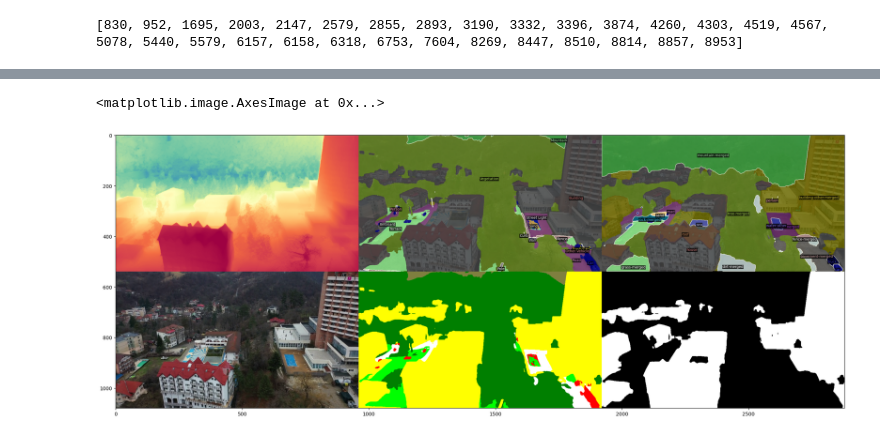
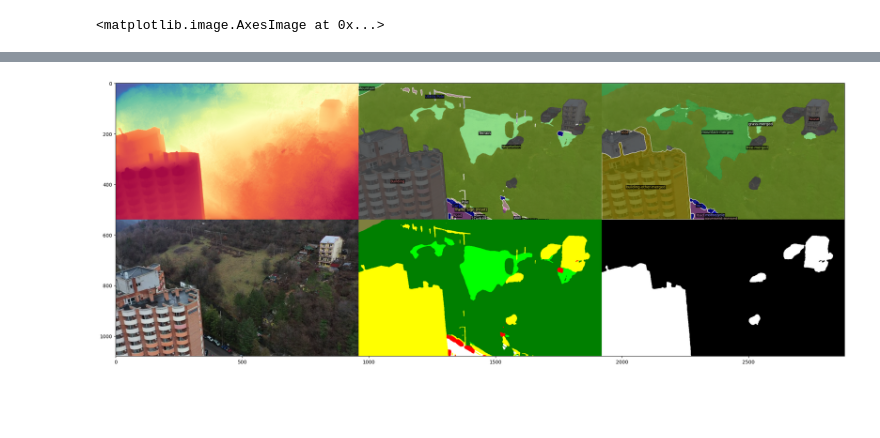
Before and after one commit to Meehai/video-representations-extractor, a Jupyter notebook: examples/semantic_mapper/dev.ipynb, the cells around one changed output, grey strips where cells are left out. Drawn from its saved outputs; the diff is of its cells as text; code cells hidden in the pictures; blank space fills up the shorter version.

```diff
--- a/examples/semantic_mapper/dev.ipynb
+++ b/examples/semantic_mapper/dev.ipynb
@@ -159,13 +138,15 @@ mapper2 = SemanticMapper(original_classes=[mapillary_classes, coco_classes], map
                          merge_fn=merge_fn)
 representations[mapper2.name] = mapper2
 # %%
+video = pims.Video(get_project_root() / "resources/herculane_DJI_0021_full_540p.mp4")
 imgs = []
-ixs = sorted([int(x.stem) for x in (Path.cwd() / "data/rgb/npy").iterdir() if int(x.stem) <= len(video)])
+ixs = sorted([int(x.stem) for x in (Path.cwd() / "data/rgb/npy").iterdir()])# if int(x.stem) <= len(video)])
 print(ixs)
 _ixs = [random.choice(ixs)]
 for k, r in representations.items():
-    res = r.vre_make(video, _ixs, Path.cwd() / "data")
-    res_img = r.make_images(video[_ixs], res)[0]
+    rgbs = np.array([np.load(Path.cwd() / f"data/rgb/npy/{ix}.npz")["arr_0"] for ix in _ixs])
+    res = r.vre_make(video=video, ixs=_ixs, output_dir=Path.cwd() / "data")
+    res_img = r.make_images(frames=video[_ixs], repr_data=res)[0]
     imgs.append(res_img)
 plt.figure(figsize=(40, 10))
 plt.imshow(collage_fn(imgs))
@@ -175 +155 @@ plt.imshow(collage_fn(imgs))
-[830, 952, 1695, 2003, 2147, 2579, 2855, 2893, 3190, 3332, 3396, 3874, 4260, 4303, 4519, 4567, 5078, 5440, 5579, 6157, 6158, 6318, 6753, 7604, 8269, 8447, 8510, 8814, 8857, 8953]
+<matplotlib.image.AxesImage at 0x...>
@@ -181,2 +156 @@ plt.imshow(collage_fn(imgs))
-<matplotlib.image.AxesImage at 0x...>
-[figure, old version]
+[figure, new version]
```
Also changed, not shown: parts of 4 cells of this notebook.
